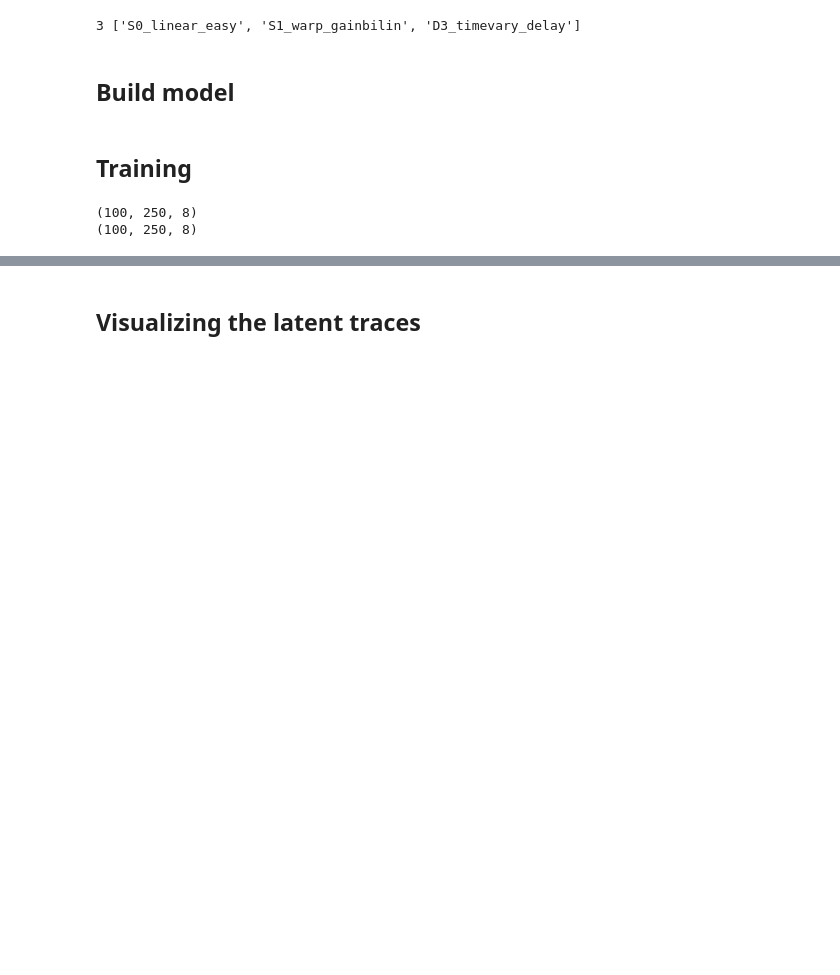
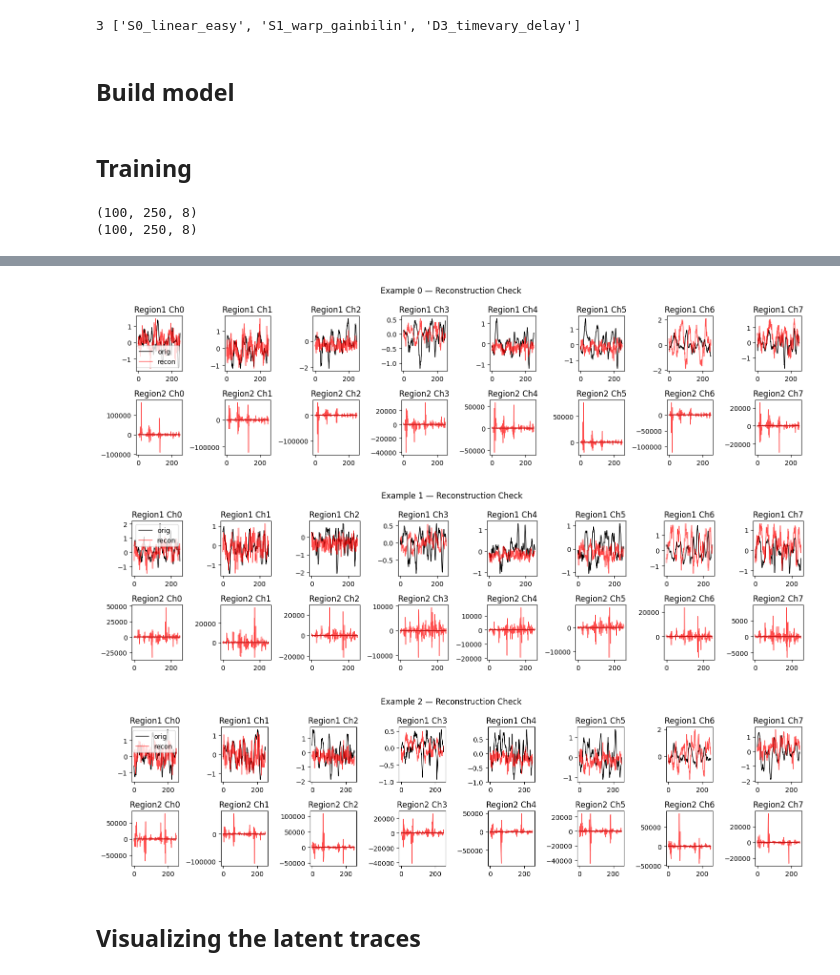
Before and after one commit to Rahil-Soroush/MM-GPVAE, a Jupyter notebook: MMGPVAE_synthetic_twoNeural.ipynb, the cells around one changed output, grey strips where cells are left out. Cells and saved outputs as stored; diff of their text form; code cells hidden in the pictures; blank space fills up the shorter version.

```diff
--- a/MMGPVAE_synthetic_twoNeural.ipynb
+++ b/MMGPVAE_synthetic_twoNeural.ipynb
@@ -263,3 +339,16 @@ Epoch 700 | Loss: -705144.15
+# %%
+visualize_reconstruction_two_region(
+    enc_region1, dec_region1,
+    enc_region2, dec_region2,
+    loader_train,
+    num_examples=3,
+    Fourier=False,
+    device=None
+)
+# %% [output]
+[figure, added]
+[figure, added]
+[figure, added]
 # %% [markdown]
 ## Visualizing the latent traces
 # %%
```
Also changed, not shown: parts of 9 cells of this notebook, 1 other file.
